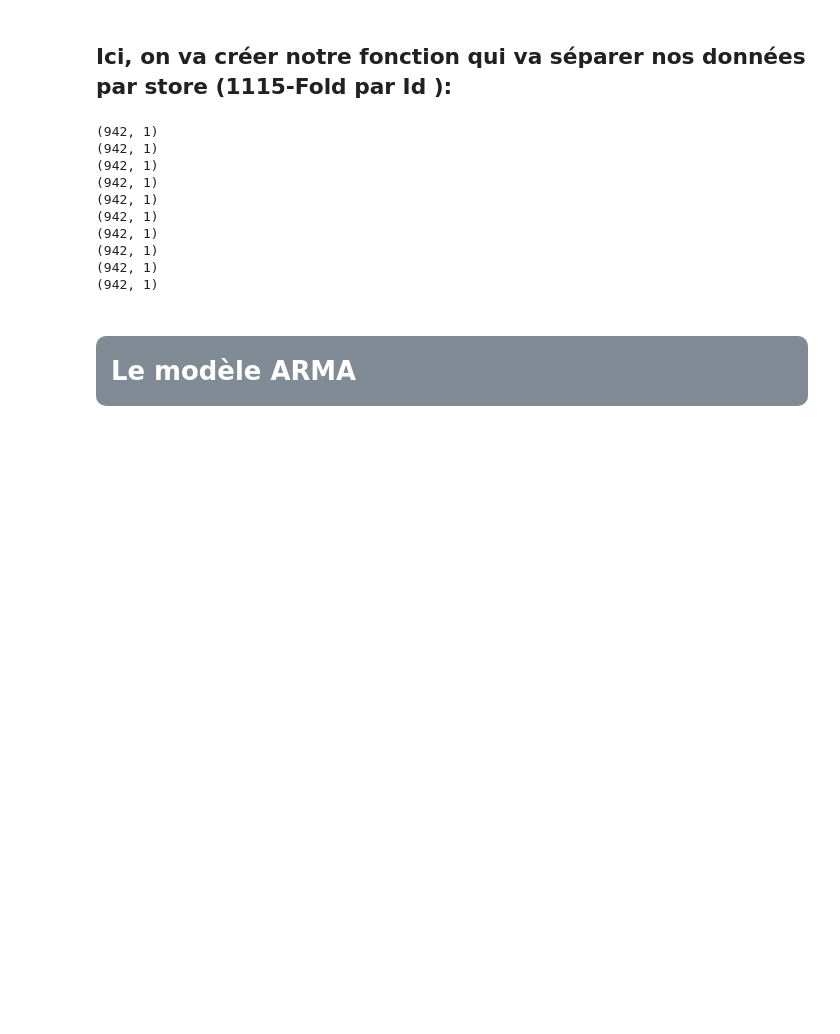
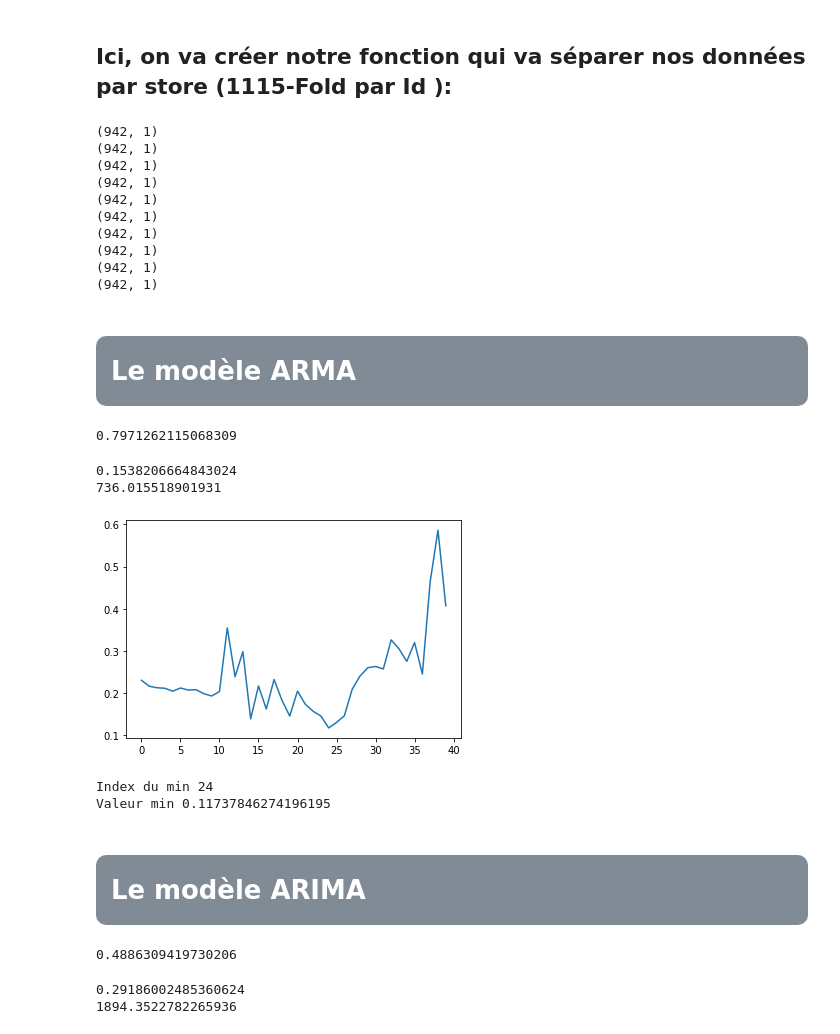
Before and after one commit to AdrienBolling/rossman-store-sales, a Jupyter notebook: Projet_2.ipynb, the cells around one changed output. Drawn from its saved outputs; the diff is of its cells as text; code cells hidden in the pictures; blank space fills up the shorter version.

Commit message:
jout nouvelles fonctions

```diff
--- a/Projet_2.ipynb
+++ b/Projet_2.ipynb
@@ -399,3 +399,5 @@ for i in range(10):
 (942, 1)
 (942, 1)
 (942, 1)
+# %% [markdown]
+<h1  style="color:white; background-color:#808b96; border-radius: 10px; padding:15px;"> Le modèle ARMA </h1>
@@ -402,2 +406,46 @@ for i in range(10):
+# %%
+X_train=sales_c['2015-03-01':'2015-06-30'].asfreq('d')
+
+################# les warnings enlevé =danger. Modèle final doit fonctionner sans ######
+model = ARIMA(X_train, order=(30,0,2))# les flases car on est
+#en train de tester. On a pas encore les bons paramètres
+model_fit = model.fit()# pour éviter erreur warnings sur la liklihood qui ne
+#converge pas
+
+X_pred = model_fit.predict(start=pd.to_datetime('2015-07-01'), end=pd.to_datetime('2015-07-31'), dynamic=False)
+
+X_test = sales_c['2015-07-01':'2015-07-31']
+r2_score(X_test, X_pred)
+# %% [output]
+0.7971262115068309
+# %%
+print(kaggle_error_vrai(X_pred,X_test))
+print(np.sqrt(metrics.mean_squared_error(X_test,X_pred)))
+# %% [output]
+0.1538206664843024
+736.015518901931
+# %%
+X_train=sales_c['2015-03-01':'2015-06-30'].asfreq('d')
+X_test = sales_c['2015-07-01':'2015-07-31']
+
+val_score = []
+
+for k1 in range(40):
+        score1 = kaggle_error_vrai(ARIMA(X_train, order=(k1,0,30),enforce_stationarity=False,enforce_invertibility=False
+                                        ).fit(method_kwargs={"warn_convergence": False}).predict(
+            start=pd.to_datetime('2015-07-01'), end=pd.to_datetime('2015-07-31'), dynamic=False), X_test)
+        val_score.append(score1)
+
+min_value = min(val_score)
+min_index = val_score.index(min_value)
+plt.plot(val_score)
+plt.show()
+
+print('Index du min',min_index)
+print('Valeur min',min_value)
+# %% [output]
+[figure, added]
+Index du min 24
+Valeur min 0.11737846274196195
 # %% [markdown]
-<h1  style="color:white; background-color:#808b96; border-radius: 10px; padding:15px;"> Le modèle ARMA </h1>
+<h1  style="color:white; background-color:#808b96; border-radius: 10px; padding:15px;"> Le modèle ARIMA </h1>
@@ -406,0 +452,21 @@ from statsmodels.tsa.arima_model import ARIMA
+# %%
+X_train=sales_d['2015-03-01':'2015-06-30'].asfreq('d')
+
+################# les warnings enlevé =danger. Modèle final doit fonctionner sans ######
+model = ARIMA(X_train, order=(25,1,5),enforce_stationarity=False,enforce_invertibility=False)# les flases car on est
+#en train de tester. On a pas encore les bons paramètres
+model_fit = model.fit(method_kwargs={"warn_convergence": False})# pour éviter erreur warnings sur la liklihood qui ne
+#converge pas
+
+X_pred = model_fit.predict(start=pd.to_datetime('2015-07-01'), end=pd.to_datetime('2015-07-31'), dynamic=False)
+
+X_test = sales_d['2015-07-01':'2015-07-31']
+r2_score(X_test, X_pred)
+# %% [output]
+0.4886309419730206
+# %%
+print(kaggle_error_vrai(X_pred,X_test))
+print(np.sqrt(metrics.mean_squared_error(X_test,X_pred)))
+# %% [output]
+0.29186002485360624
+1894.3522782265936
```
Also changed, not shown: parts of 5 cells of this notebook, 1 other file.
